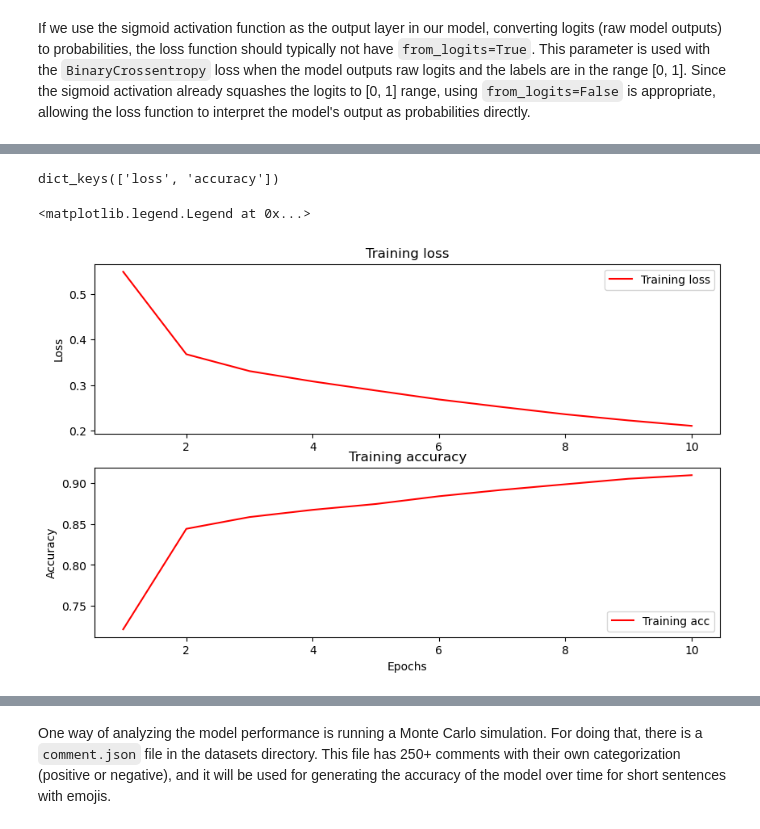
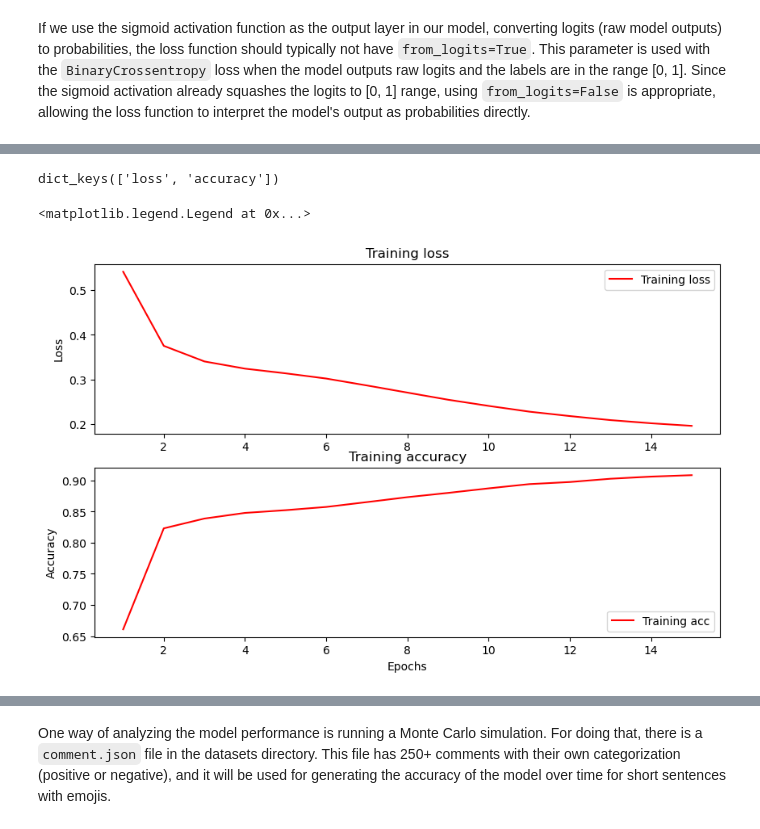
Before and after one commit to haarrublar/XAnalizer, a Jupyter notebook: app/model/secondary copy.ipynb, the cells around one changed output, grey strips where cells are left out. Saved outputs shown, nothing was run; the diff lists cells and outputs as text; code cells hidden in the pictures.

```diff
--- a/app/model/secondary copy.ipynb
+++ b/app/model/secondary copy.ipynb
@@ -358,29 +331,29 @@ Accuracy: 0.9521178603172302
 # %%
 import matplotlib.pyplot as plt
 
-history_dict = history.history
+history_dict = loaded_history
 print(history_dict.keys())
 
 acc = history_dict['accuracy']
 loss = history_dict['loss']
 
 epochs = range(1, len(acc) + 1)
 fig = plt.figure(figsize=(10, 6))
 fig.tight_layout()
 
 plt.subplot(2, 1, 1)
 plt.plot(epochs, loss, 'r', label='Training loss')
 plt.title('Training loss')
 plt.ylabel('Loss')
 plt.legend()
 
 plt.subplot(2, 1, 2)
 plt.plot(epochs, acc, 'r', label='Training acc')
 plt.title('Training accuracy')
 plt.xlabel('Epochs')
 plt.ylabel('Accuracy')
 plt.legend(loc='lower right')
 # %% [output]
 dict_keys(['loss', 'accuracy'])
 <matplotlib.legend.Legend at 0x...>
-[figure, old version]
+[figure, new version]
```
Also changed, not shown: parts of 15 cells of this notebook, 7 other files.
